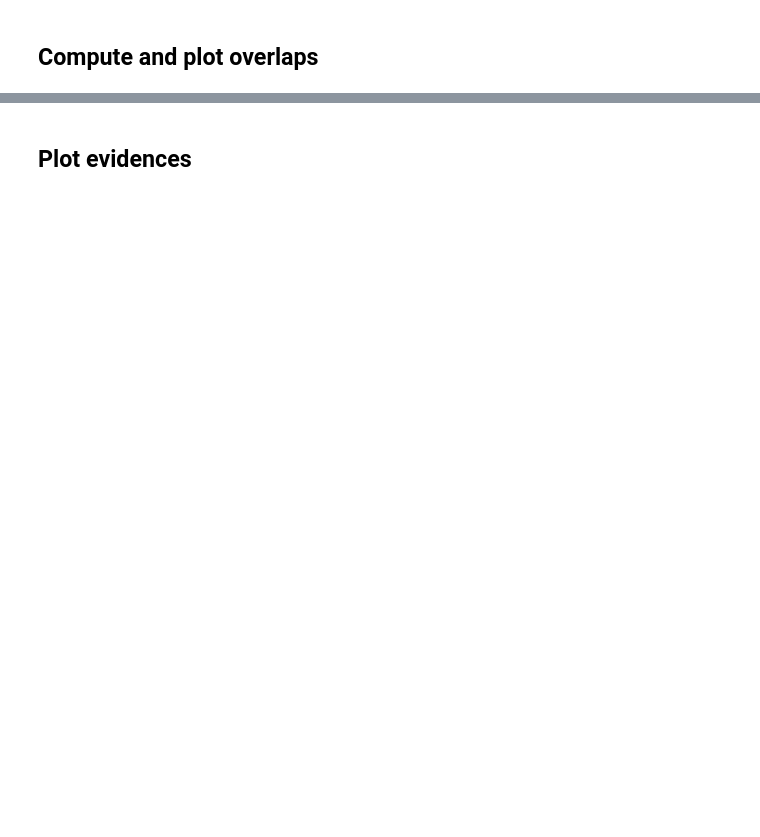
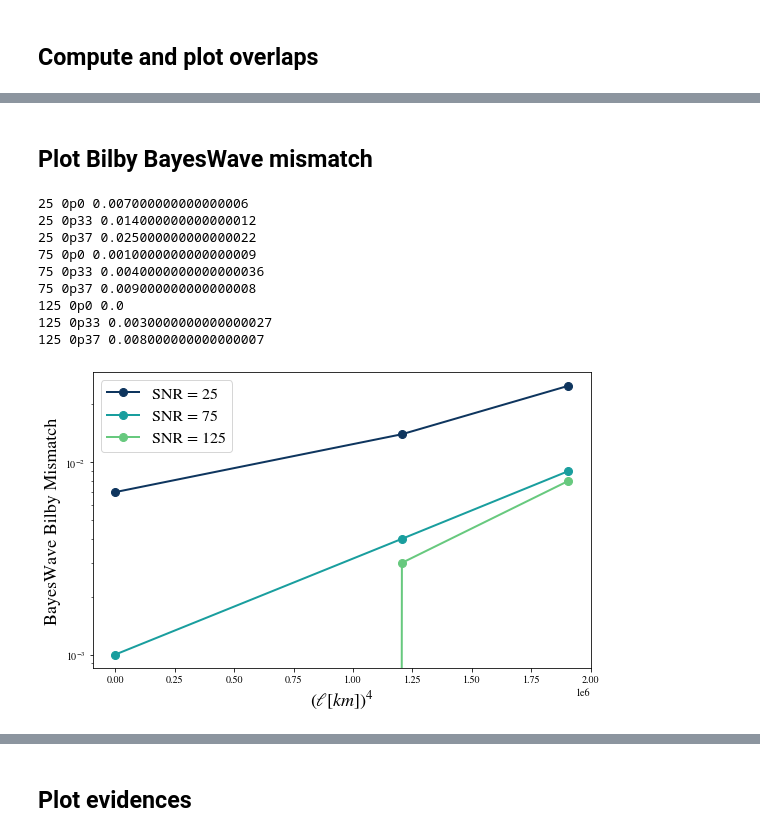
Before and after one commit to mariaokounkova/BeyondGRAnalysis, a Jupyter notebook: BayeswaveAnalysis.ipynb, the cells around one changed output, grey strips where cells are left out. Cells and saved outputs as stored; diff of their text form; code cells hidden in the pictures; blank space fills up the shorter version.

```diff
--- a/BayeswaveAnalysis.ipynb
+++ b/BayeswaveAnalysis.ipynb
@@ -316,0 +340,57 @@ Inner product start time:  0.0  Inner product end time:  3.9990234375
+# %% [markdown]
+## Plot Bilby BayesWave mismatch
+# %%
+def GetBWLIMismatch(base_dir):
+    """ Given a directory, return the mismatch between the bilby reconstructed waveform
+        and the LI waveform from the bw_li_inj.py script results """
+
+    file = base_dir + "/bw_li_output/LI_reconstruct/all_stats_overlaps.txt"
+    overlap = np.loadtxt(file, comments="#",usecols=([2]),unpack=True, skiprows = 1)
+    mismatch = 1 - overlap[-1]
+    return mismatch
+
+def PlotBWLIMismatch():
+
+    base_dir = "/home/maria.okounkova/BeyondGRAnalysis/BilbyPE/PHENOM_"
+
+    fig = plt.figure(figsize=(8, 5))
+
+    ells = ["0p0", "0p33", "0p37"] #, "0p37"] #, "0p25", "0p3", "0p35", "0p37"]
+    ells_km = np.array([EllinKm(l, 68) for l in ells])**4
+    snrs = ['25', '75', '125'] #, '125']
+    colors = ["#0e355e", "#199e9e", "#67c97e"]
+    #colors = sns.color_palette('gnuplot2', n_colors=len(snrs) + 1)
+
+    for snr, color in zip(snrs, colors):
+
+        mismatches = []
+
+        for ell in ells:
+
+            p = base_dir + "dCS_" + ell + "_" + snr
+            mismatch = GetBWLIMismatch(p)
+            print(snr, ell, mismatch)
+            mismatches.append(mismatch)
+
+        plt.plot(ells_km, mismatches, '-o', lw = 2.0, markersize=8, color = color, label = 'SNR = ' + snr)
+
+    plt.xlabel(r'$(\ell [km])^4$', fontsize = 18)
+    plt.ylabel('BayesWave Bilby Mismatch', fontsize = 18)
+    plt.yscale('log')
+    plt.legend(fontsize=16)
+    plt.tight_layout()
+    plt.savefig('BWLIMismatch.pdf')
+    plt.show()
+
+PlotBWLIMismatch()
+# %% [output]
+25 0p0 0.007000000000000006
+25 0p33 0.014000000000000012
+25 0p37 0.025000000000000022
+75 0p0 0.0010000000000000009
+75 0p33 0.0040000000000000036
+75 0p37 0.009000000000000008
+125 0p0 0.0
+125 0p33 0.0030000000000000027
+125 0p37 0.008000000000000007
+[figure, added]
```
Also changed, not shown: parts of 6 cells of this notebook.
